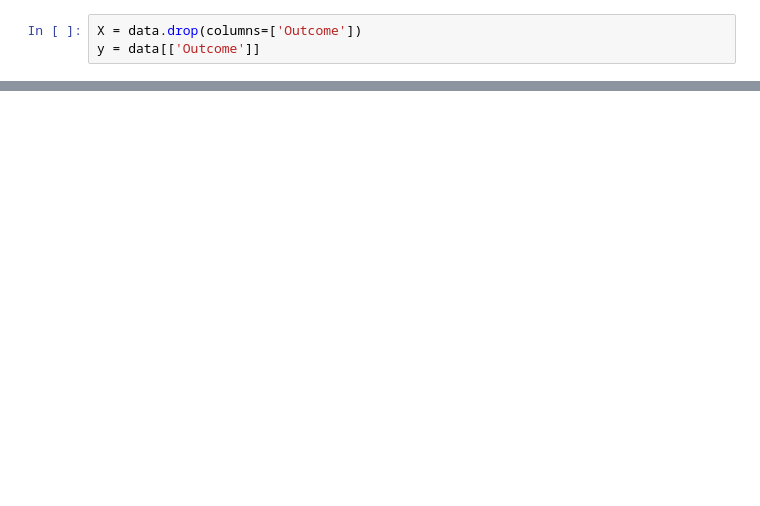
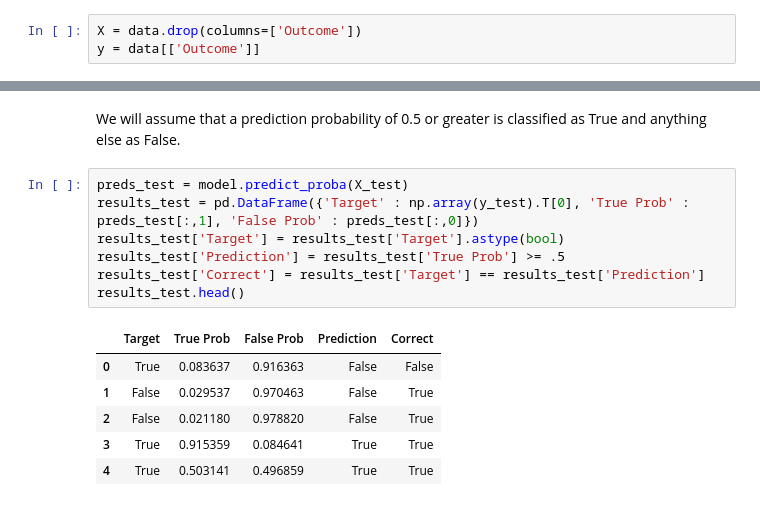
Before and after one commit to jackburbidge/portfolio, a Jupyter notebook: pima_indians_diabetes/pima_indians_XGBoost.ipynb, the cells around one changed output, grey strips where cells are left out. Drawn from its saved outputs; the diff is of its cells as text; blank space fills up the shorter version.

```diff
--- a/pima_indians_diabetes/pima_indians_XGBoost.ipynb
+++ b/pima_indians_diabetes/pima_indians_XGBoost.ipynb
@@ -138,0 +189,16 @@ for i in zip(params):
+# %% [markdown]
+We will assume that a prediction probability of 0.5 or greater is classified as True and anything else as False.
+# %%
+preds_test = model.predict_proba(X_test)
+results_test = pd.DataFrame({'Target' : np.array(y_test).T[0], 'True Prob' : preds_test[:,1], 'False Prob' : preds_test[:,0]})
+results_test['Target'] = results_test['Target'].astype(bool)
+results_test['Prediction'] = results_test['True Prob'] >= .5
+results_test['Correct'] = results_test['Target'] == results_test['Prediction']
+results_test.head()
+# %% [output]
+|  | Target | True Prob | False Prob | Prediction | Correct |
+| 0 | True | 0.083637 | 0.916363 | False | False |
+| 1 | False | 0.029537 | 0.970463 | False | True |
+| 2 | False | 0.021180 | 0.978820 | False | True |
+| 3 | True | 0.915359 | 0.084641 | True | True |
+| 4 | True | 0.503141 | 0.496859 | True | True |
```
Also changed, not shown: parts of 19 cells of this notebook, 1 other file.
